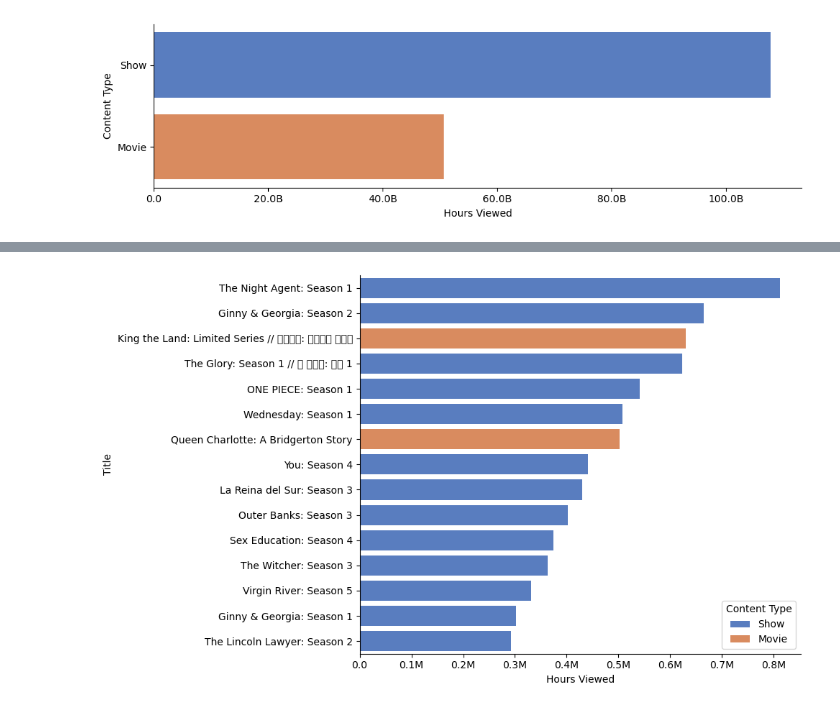
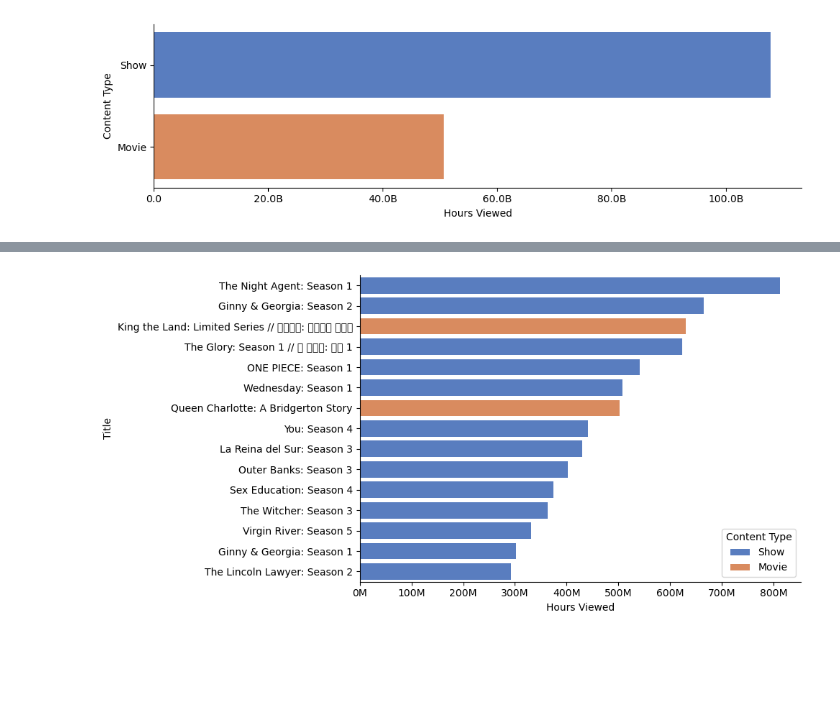
Before and after one commit to modyreturn/Netflix-Analysis, a Jupyter notebook: 3_Hours_Viewed_Analysis.ipynb, the cells around one changed output, grey strips where cells are left out. Saved outputs shown, nothing was run; the diff lists cells and outputs as text; code cells hidden in the pictures; blank space fills up the shorter version.

```diff
--- a/3_Hours_Viewed_Analysis.ipynb
+++ b/3_Hours_Viewed_Analysis.ipynb
@@ -168,30 +168,30 @@ top_15_viewed
 | 8 | Ginny & Georgia: Season 1 | Yes | 2021-02-24 | 302100000.0 | English | Show | 2021 | ... |
 | 18223 | The Lincoln Lawyer: Season 2 | Yes | 2023-07-06 | 292300000.0 | English | Show | 2023 | ... |
 # %%
-plt.figure(figsize=(10, 6))
+plt.figure(figsize=(10, 5))
 
 sns.barplot(data=top_15_viewed,
                 x='Hours Viewed',
                 y='Title',
                 hue='Content Type',
                 palette=sns.color_palette('muted'),
 
                 )
 
 def billion_formatter(value, params):
     """Formats tick labels to display billions with abbreviation."""
     if value >= 1e9:
         return f"{value / 1e9:.1f}B"
-    elif value >= 1e6:
-        return f"{value / 1e9:.1f}M"
+    elif value <= 1e9:
+        return f"{value / 1e6:.0f}M"
     else:
         return f"{value:.1f}"
 # Format y-axis tick labels
 plt.gca().xaxis.set_major_formatter(billion_formatter)
 
 
 sns.despine()
 plt.tight_layout()
 plt.show()
 # %% [output]
-[figure, old version]
+[figure, new version]
```
